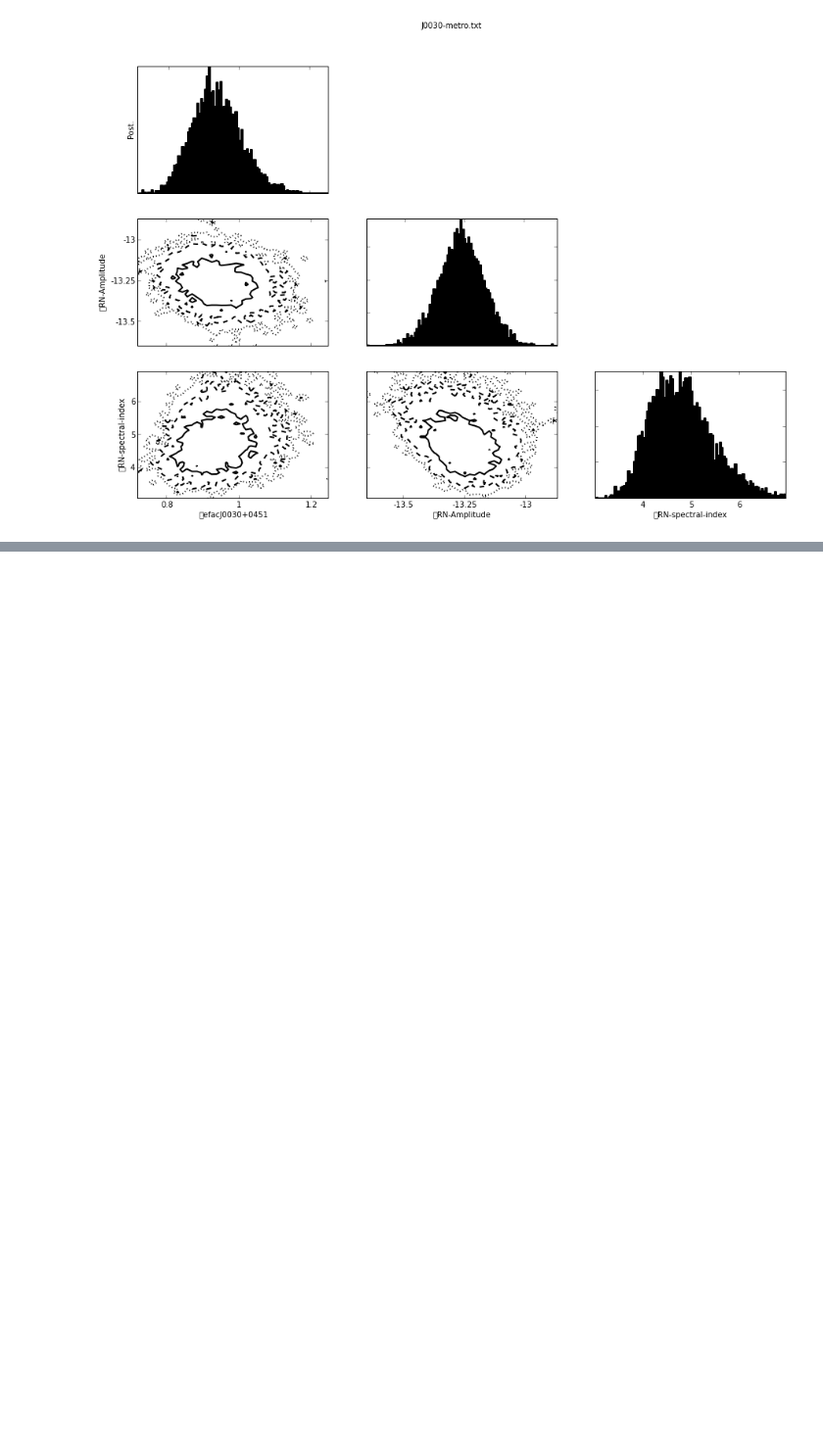
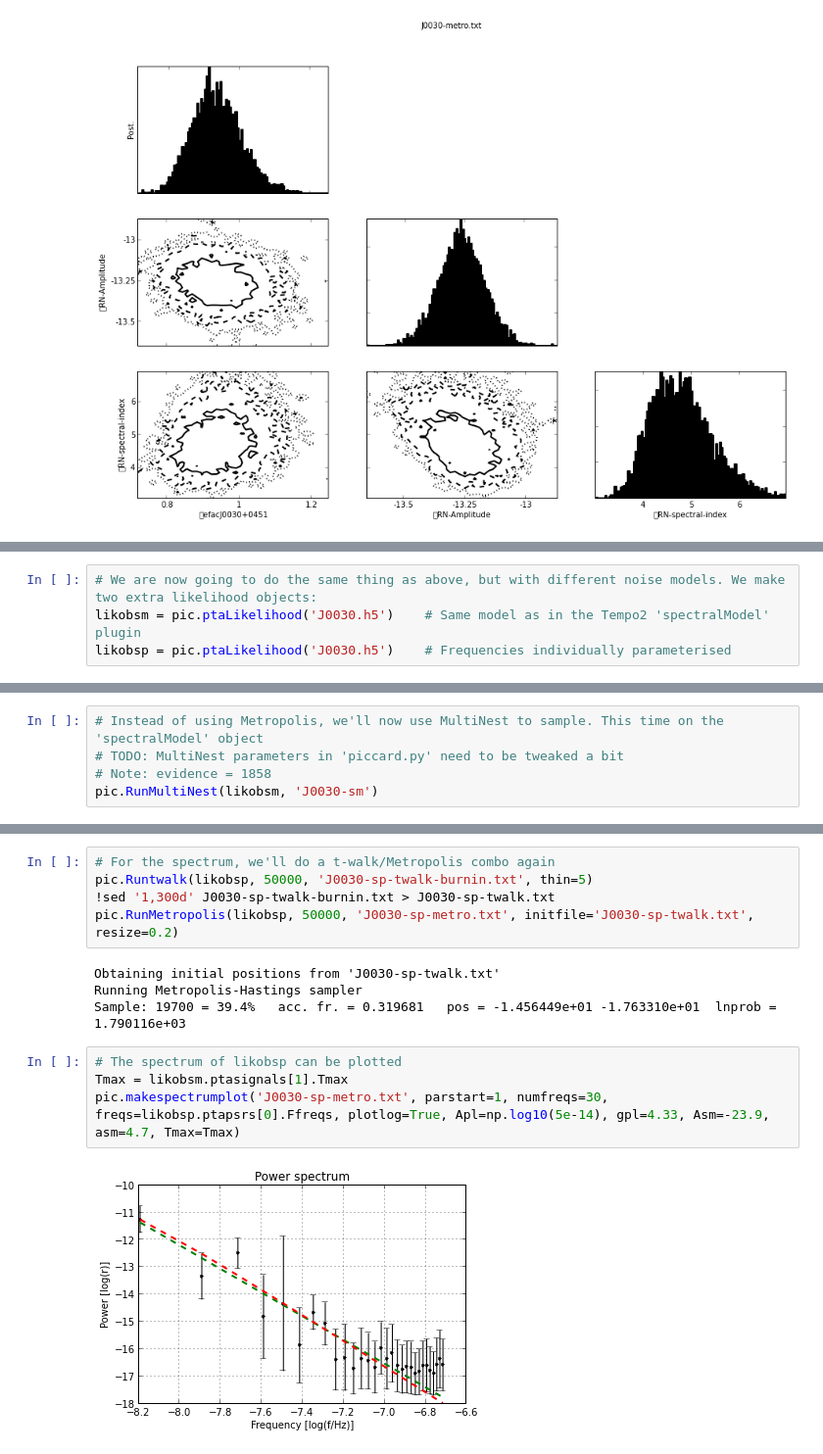
Before and after one commit to vhaasteren/piccard, a Jupyter notebook: piccard-demo.ipynb, the cells around one changed output, grey strips where cells are left out. Shown at 98% size. Saved outputs shown, nothing was run; the diff lists cells and outputs as text; blank space fills up the shorter version.

```diff
--- a/piccard-demo.ipynb
+++ b/piccard-demo.ipynb
@@ -82,0 +86,4 @@ chainfilename =  J0030-metro.txt
+# %%
+# We are now going to do the same thing as above, but with different noise models. We make two extra likelihood objects:
+likobsm = pic.ptaLikelihood('J0030.h5')    # Same model as in the Tempo2 'spectralModel' plugin
+likobsp = pic.ptaLikelihood('J0030.h5')    # Frequencies individually parameterised
@@ -82,0 +94,5 @@ chainfilename =  J0030-metro.txt
+# %%
+# Instead of using Metropolis, we'll now use MultiNest to sample. This time on the 'spectralModel' object
+# TODO: MultiNest parameters in 'piccard.py' need to be tweaked a bit
+# Note: evidence = 1858
+pic.RunMultiNest(likobsm, 'J0030-sm')
@@ -82,0 +107,15 @@ chainfilename =  J0030-metro.txt
+# %%
+# For the spectrum, we'll do a t-walk/Metropolis combo again
+pic.Runtwalk(likobsp, 50000, 'J0030-sp-twalk-burnin.txt', thin=5)
+!sed '1,300d' J0030-sp-twalk-burnin.txt > J0030-sp-twalk.txt
+pic.RunMetropolis(likobsp, 50000, 'J0030-sp-metro.txt', initfile='J0030-sp-twalk.txt', resize=0.2)
+# %% [output]
+Obtaining initial positions from 'J0030-sp-twalk.txt'
+Running Metropolis-Hastings sampler
+Sample: 19700 = 39.4%   acc. fr. = 0.319681   pos = -1.456449e+01 -1.763310e+01  lnprob = 1.790116e+03
+# %%
+# The spectrum of likobsp can be plotted
+Tmax = likobsm.ptasignals[1].Tmax
+pic.makespectrumplot('J0030-sp-metro.txt', parstart=1, numfreqs=30, freqs=likobsp.ptapsrs[0].Ffreqs, plotlog=True, Apl=np.log10(5e-14), gpl=4.33, Asm=-23.9, asm=4.7, Tmax=Tmax)
+# %% [output]
+[figure, added]
```
Also changed, not shown: parts of 4 cells of this notebook, 3 other files.
